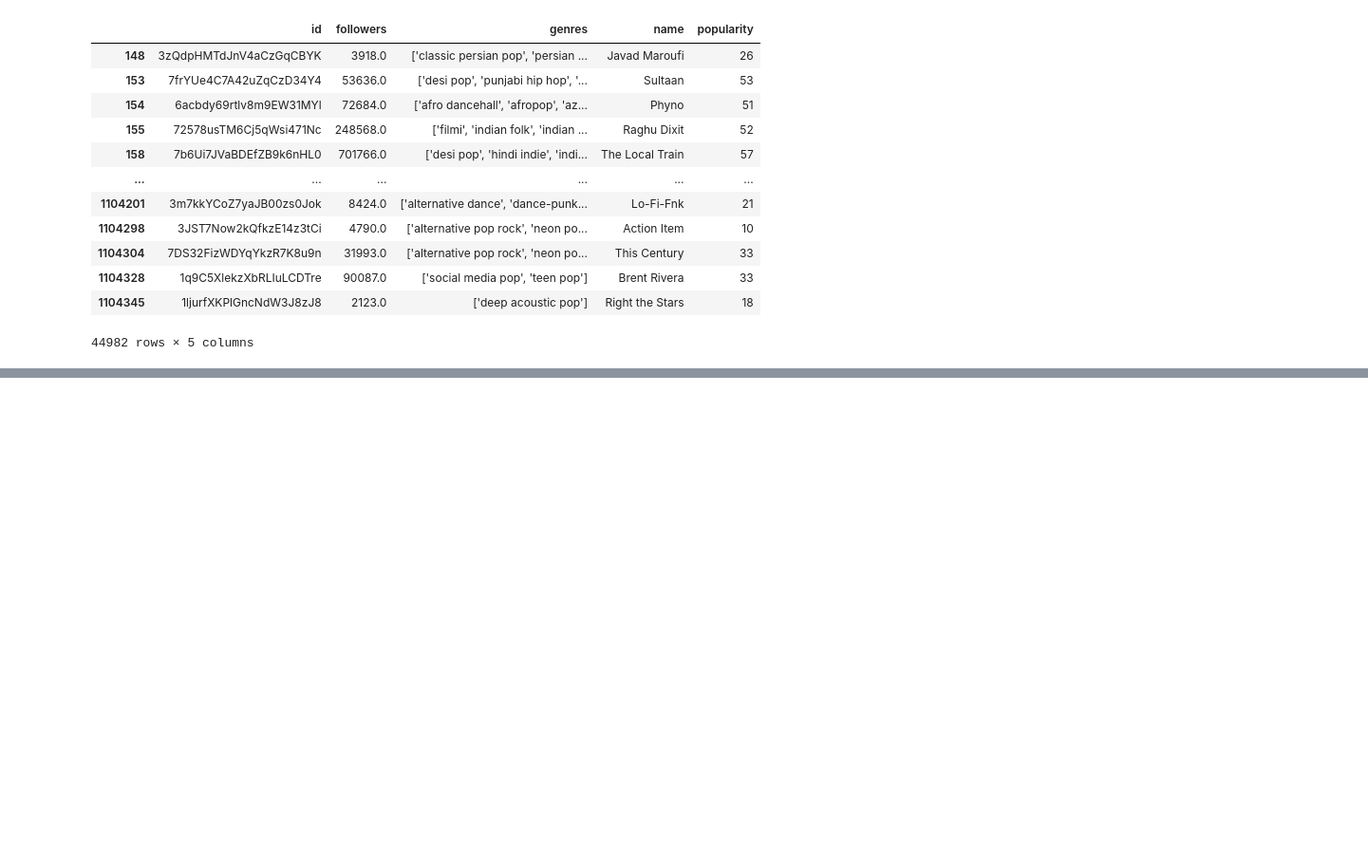
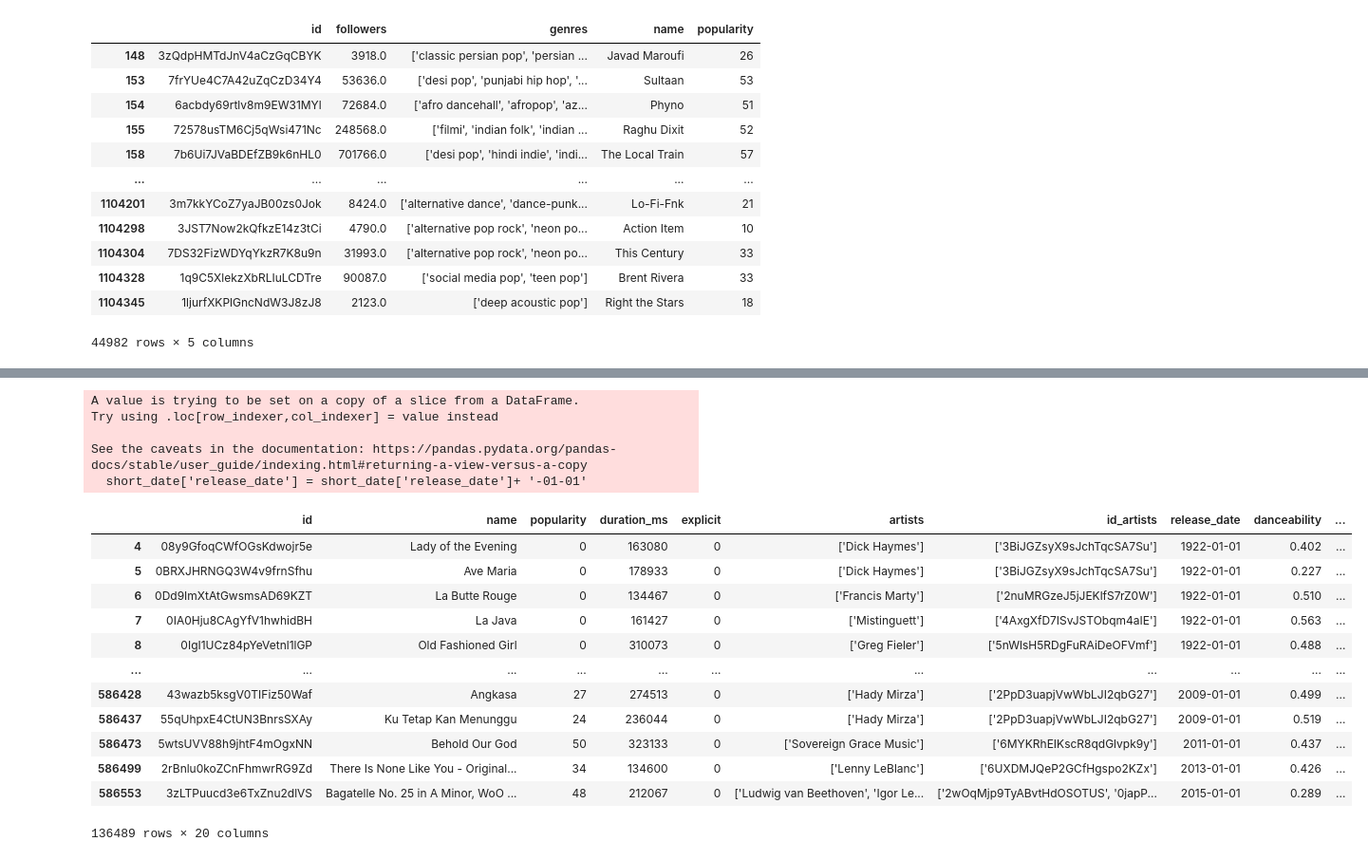
Before and after one commit to sabrinawjo/Music_ML, a Jupyter notebook: Jake/Jake_working.ipynb, the cells around one changed output, grey strips where cells are left out. Shown: that part at 95% size. Cells and saved outputs as stored; diff of their text form; code cells hidden in the pictures; blank space fills up the shorter version.

```diff
--- a/Jake/Jake_working.ipynb
+++ b/Jake/Jake_working.ipynb
@@ -163,0 +192,24 @@ popArtists
+# %%
+short_date['release_date'] = short_date['release_date']+ '-01-01'
+# %% [output]
+A value is trying to be set on a copy of a slice from a DataFrame.
+Try using .loc[row_indexer,col_indexer] = value instead
+
+See the caveats in the documentation: https://pandas.pydata.org/pandas-docs/stable/user_guide/indexing.html#returning-a-view-versus-a-copy
+  short_date['release_date'] = short_date['release_date']+ '-01-01'
+# %%
+short_date
+# %% [output]
+|  | id | name | popularity | duration_ms | explicit | artists | id_artists | release_date | danceability | ... |
+| 4 | 08y9GfoqCWfOGsKdwojr5e | Lady of the Evening | 0 | 163080 | 0 | ['Dick Haymes'] | ['3BiJGZsyX9sJchTqcSA7Su'] | 1922-01-01 | 0.402 | ... |
+| 5 | 0BRXJHRNGQ3W4v9frnSfhu | Ave Maria | 0 | 178933 | 0 | ['Dick Haymes'] | ['3BiJGZsyX9sJchTqcSA7Su'] | 1922-01-01 | 0.227 | ... |
+| 6 | 0Dd9ImXtAtGwsmsAD69KZT | La Butte Rouge | 0 | 134467 | 0 | ['Francis Marty'] | ['2nuMRGzeJ5jJEKlfS7rZ0W'] | 1922-01-01 | 0.510 | ... |
+| 7 | 0IA0Hju8CAgYfV1hwhidBH | La Java | 0 | 161427 | 0 | ['Mistinguett'] | ['4AxgXfD7ISvJSTObqm4aIE'] | 1922-01-01 | 0.563 | ... |
+| 8 | 0IgI1UCz84pYeVetnl1lGP | Old Fashioned Girl | 0 | 310073 | 0 | ['Greg Fieler'] | ['5nWlsH5RDgFuRAiDeOFVmf'] | 1922-01-01 | 0.488 | ... |
+| ... | ... | ... | ... | ... | ... | ... | ... | ... | ... | ... |
+| 586428 | 43wazb5ksgV0TIFiz50Waf | Angkasa | 27 | 274513 | 0 | ['Hady Mirza'] | ['2PpD3uapjVwWbLJI2qbG27'] | 2009-01-01 | 0.499 | ... |
+| 586437 | 55qUhpxE4CtUN3BnrsSXAy | Ku Tetap Kan Menunggu | 24 | 236044 | 0 | ['Hady Mirza'] | ['2PpD3uapjVwWbLJI2qbG27'] | 2009-01-01 | 0.519 | ... |
+| 586473 | 5wtsUVV88h9jhtF4mOgxNN | Behold Our God | 50 | 323133 | 0 | ['Sovereign Grace Music'] | ['6MYKRhEIKscR8qdGlvpk9y'] | 2011-01-01 | 0.437 | ... |
+| 586499 | 2rBnlu0koZCnFhmwrRG9Zd | There Is None Like You - Original... | 34 | 134600 | 0 | ['Lenny LeBlanc'] | ['6UXDMJQeP2GCfHgspo2KZx'] | 2013-01-01 | 0.426 | ... |
+| 586553 | 3zLTPuucd3e6TxZnu2dlVS | Bagatelle No. 25 in A Minor, WoO ... | 48 | 212067 | 0 | ['Ludwig van Beethoven', 'Igor Le... | ['2wOqMjp9TyABvtHdOSOTUS', '0japP... | 2015-01-01 | 0.289 | ... |
+136489 rows × 20 columns
```
Also changed, not shown: parts of 5 cells of this notebook.
